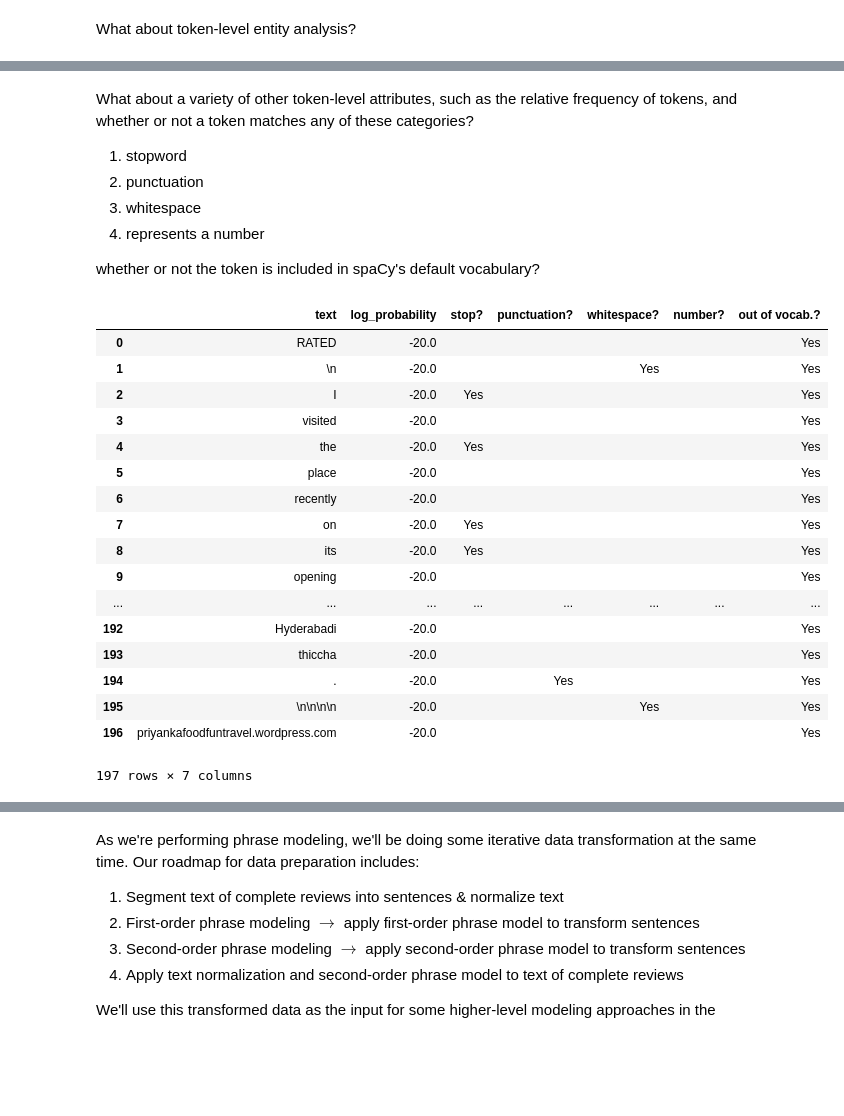
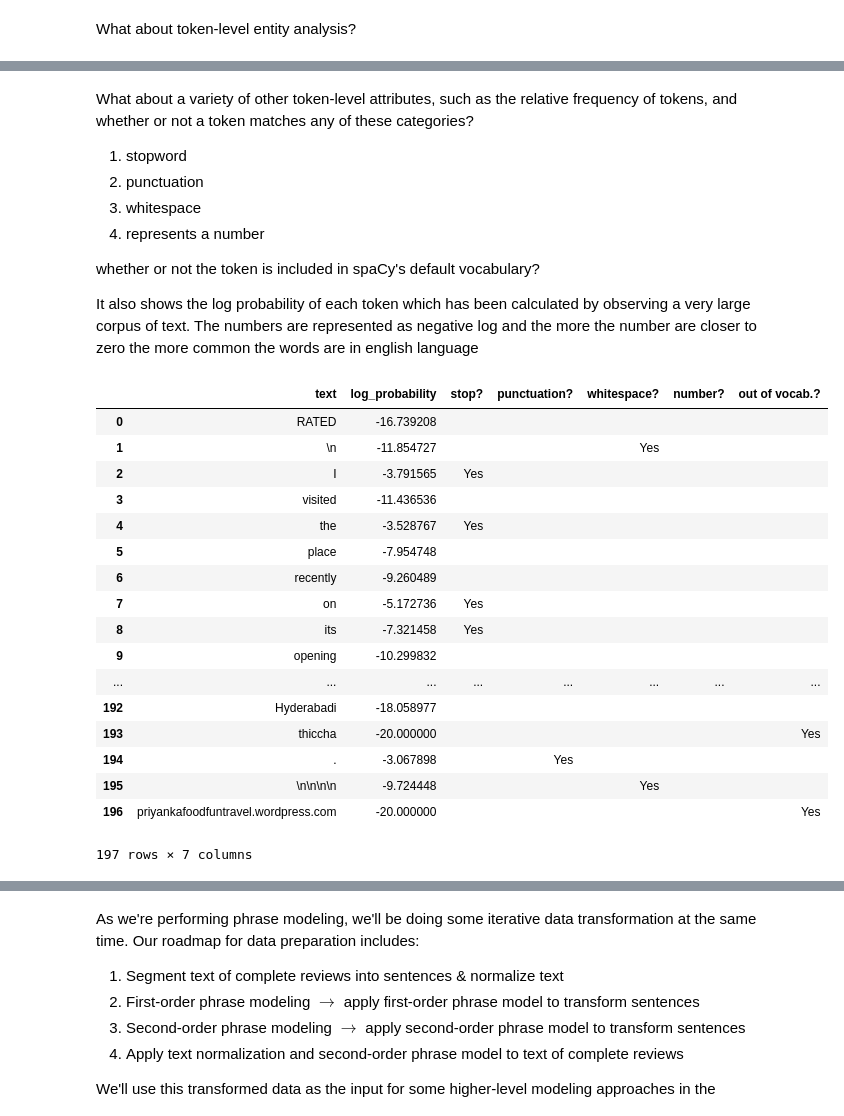
Before and after one commit to salmanarif86/MLAI, a Jupyter notebook: ModernNLP.ipynb, the cells around one changed output, grey strips where cells are left out. Drawn from its saved outputs; the diff is of its cells as text; code cells hidden in the pictures; blank space fills up the shorter version.

```diff
--- a/ModernNLP.ipynb
+++ b/ModernNLP.ipynb
@@ -32,3 +36,6 @@ nlp = spacy.load('en')
+# %%
+import en_core_web_lg
+nlp = en_core_web_lg.load()
 # %% [markdown]
 ##Context
 
@@ -238,45 +235,45 @@ What about a variety of other token-level attributes, such as the relative frequ
 4. represents a number
 
 whether or not the token is included in spaCy's default vocabulary?
+
+It also shows the log probability of each token which has been calculated by observing a very large corpus of text. The numbers are represented as negative log and the more the number are closer to zero the more common the words are in english language
 # %%
-token_attributes = [(token.orth_,
-                     token.prob,
+token_attributes = [(token.orth_, token.prob,
                      token.is_stop,
                      token.is_punct,
                      token.is_space,
                      token.like_num,
                      token.is_oov)
                     for token in parsed_review]
 
 df = pd.DataFrame(token_attributes,
                   columns=['text',
                            'log_probability',
                            'stop?',
                            'punctuation?',
                            'whitespace?',
                            'number?',
                            'out of vocab.?'])
 
-df.loc[:, 'stop?':'out of vocab.?'] = (df.loc[:, 'stop?':'out of vocab.?']
-                                       .applymap(lambda x: u'Yes' if x else u''))
+df.loc[:, 'stop?':'out of vocab.?'] = (df.loc[:, 'stop?':'out of vocab.?'].applymap(lambda x: u'Yes' if x else u''))
 
 df
 # %% [output]
 |  | text | log_probability | stop? | punctuation? | whitespace? | number? | out of vocab.? |
-| 0 | RATED | -20.0 |  |  |  |  | Yes |
-| 1 | \n | -20.0 |  |  | Yes |  | Yes |
-| 2 | I | -20.0 | Yes |  |  |  | Yes |
-| 3 | visited | -20.0 |  |  |  |  | Yes |
-| 4 | the | -20.0 | Yes |  |  |  | Yes |
-| 5 | place | -20.0 |  |  |  |  | Yes |
-| 6 | recently | -20.0 |  |  |  |  | Yes |
-| 7 | on | -20.0 | Yes |  |  |  | Yes |
-| 8 | its | -20.0 | Yes |  |  |  | Yes |
-| 9 | opening | -20.0 |  |  |  |  | Yes |
+| 0 | RATED | -16.739208 |  |  |  |  |  |
+| 1 | \n | -11.854727 |  |  | Yes |  |  |
+| 2 | I | -3.791565 | Yes |  |  |  |  |
+| 3 | visited | -11.436536 |  |  |  |  |  |
+| 4 | the | -3.528767 | Yes |  |  |  |  |
+| 5 | place | -7.954748 |  |  |  |  |  |
+| 6 | recently | -9.260489 |  |  |  |  |  |
+| 7 | on | -5.172736 | Yes |  |  |  |  |
+| 8 | its | -7.321458 | Yes |  |  |  |  |
+| 9 | opening | -10.299832 |  |  |  |  |  |
 | ... | ... | ... | ... | ... | ... | ... | ... |
-| 192 | Hyderabadi | -20.0 |  |  |  |  | Yes |
-| 193 | thiccha | -20.0 |  |  |  |  | Yes |
-| 194 | . | -20.0 |  | Yes |  |  | Yes |
-| 195 | \n\n\n\n | -20.0 |  |  | Yes |  | Yes |
-| 196 | priyankafoodfuntravel.wordpress.com | -20.0 |  |  |  |  | Yes |
+| 192 | Hyderabadi | -18.058977 |  |  |  |  |  |
+| 193 | thiccha | -20.000000 |  |  |  |  | Yes |
+| 194 | . | -3.067898 |  | Yes |  |  |  |
+| 195 | \n\n\n\n | -9.724448 |  |  | Yes |  |  |
+| 196 | priyankafoodfuntravel.wordpress.com | -20.000000 |  |  |  |  | Yes |
 197 rows × 7 columns
```
Also changed, not shown: parts of 15 cells of this notebook.
